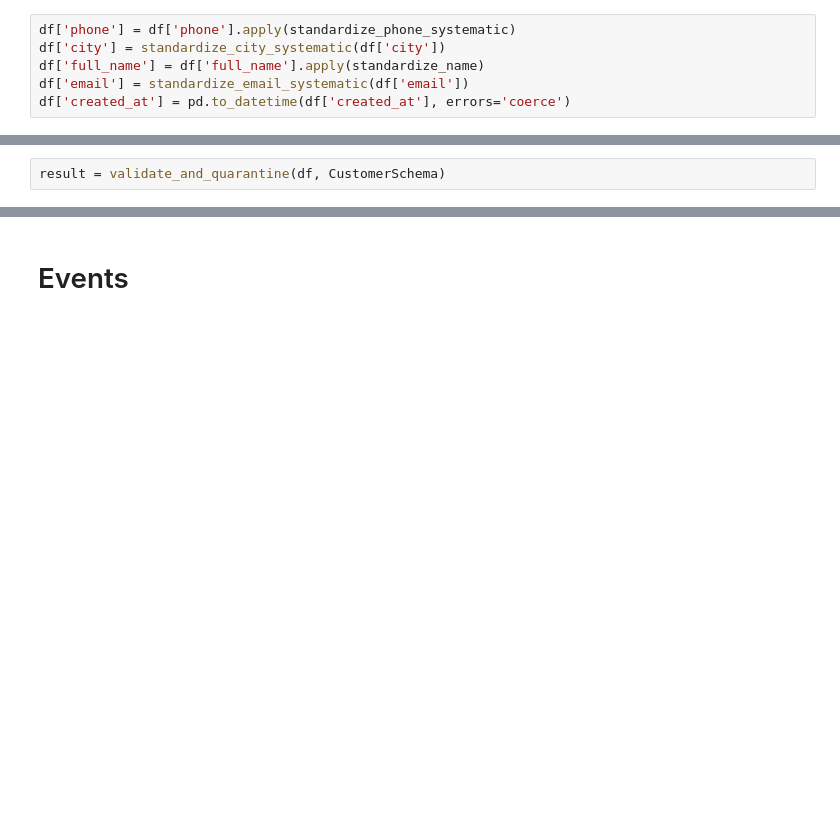
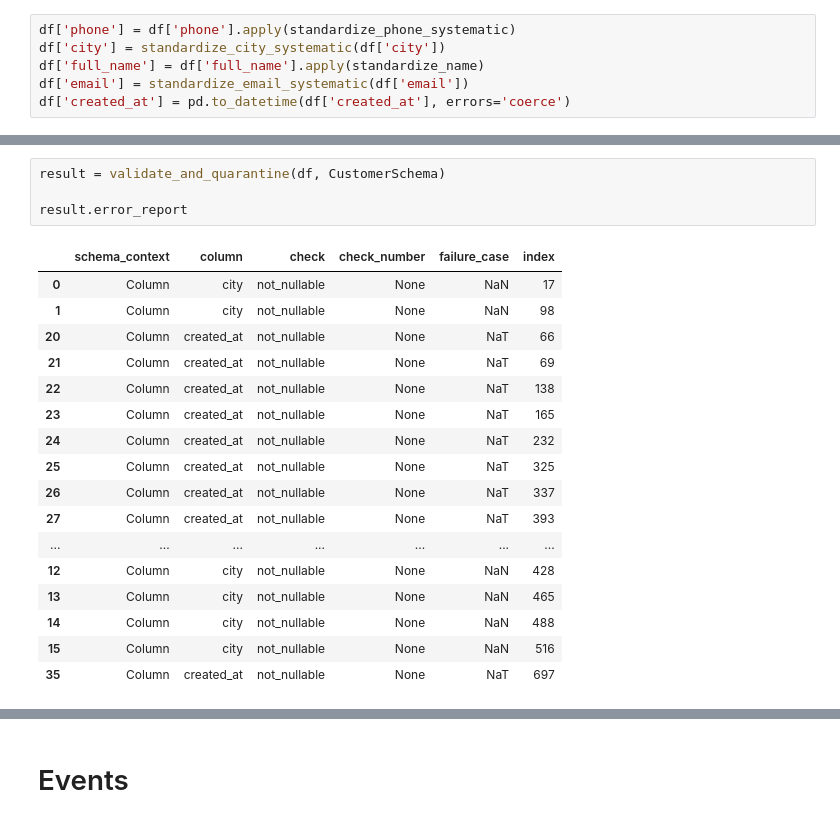
Before and after one commit to NuAsuka/dit-moscow-test-task, a Jupyter notebook: Block 3/src/mvp.ipynb, the cells around one changed output, grey strips where cells are left out. Saved outputs shown, nothing was run; the diff lists cells and outputs as text; blank space fills up the shorter version.

```diff
--- a/Block 3/src/mvp.ipynb
+++ b/Block 3/src/mvp.ipynb
@@ -240,3 +259,23 @@ df
 700 rows × 6 columns
 # %%
 result = validate_and_quarantine(df, CustomerSchema)
+
+result.error_report
+# %% [output]
+|  | schema_context | column | check | check_number | failure_case | index |
+| 0 | Column | city | not_nullable | None | NaN | 17 |
+| 1 | Column | city | not_nullable | None | NaN | 98 |
+| 20 | Column | created_at | not_nullable | None | NaT | 66 |
+| 21 | Column | created_at | not_nullable | None | NaT | 69 |
+| 22 | Column | created_at | not_nullable | None | NaT | 138 |
+| 23 | Column | created_at | not_nullable | None | NaT | 165 |
+| 24 | Column | created_at | not_nullable | None | NaT | 232 |
+| 25 | Column | created_at | not_nullable | None | NaT | 325 |
+| 26 | Column | created_at | not_nullable | None | NaT | 337 |
+| 27 | Column | created_at | not_nullable | None | NaT | 393 |
+| ... | ... | ... | ... | ... | ... | ... |
+| 12 | Column | city | not_nullable | None | NaN | 428 |
+| 13 | Column | city | not_nullable | None | NaN | 465 |
+| 14 | Column | city | not_nullable | None | NaN | 488 |
+| 15 | Column | city | not_nullable | None | NaN | 516 |
+| 35 | Column | created_at | not_nullable | None | NaT | 697 |
```
Also changed, not shown: parts of 8 cells of this notebook, 6 other files.
